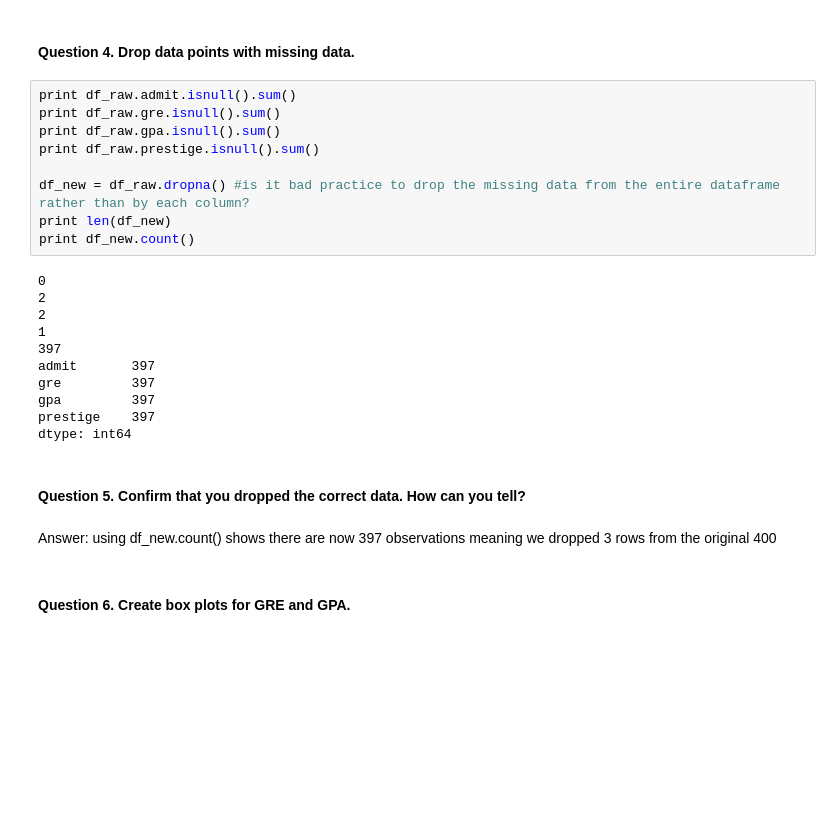
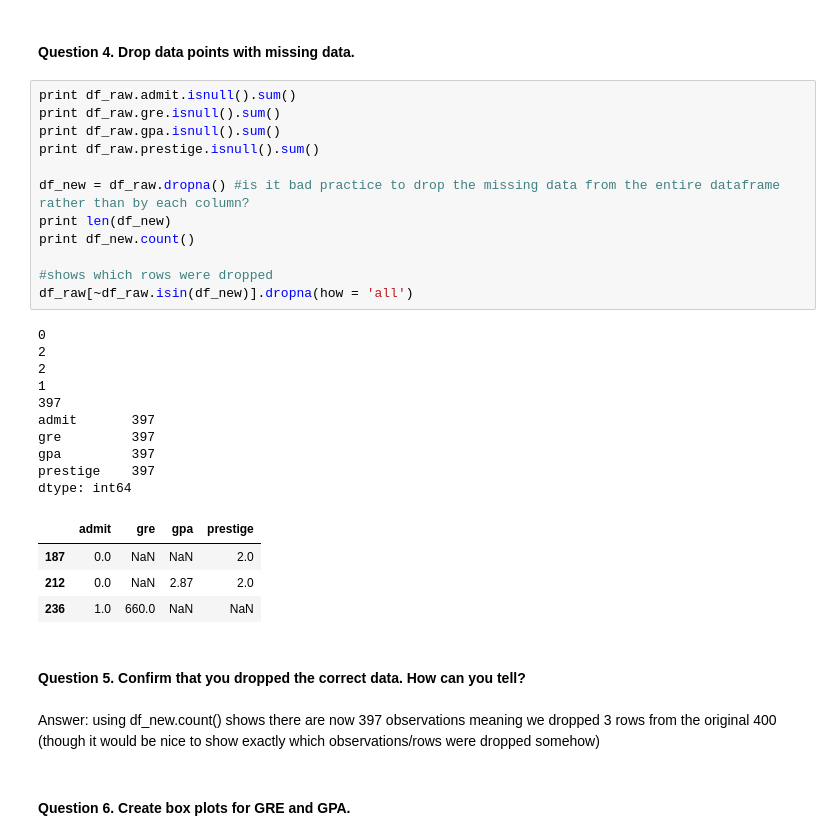
Before and after one commit to vnessified/DS-SF-23, a Jupyter notebook: unit-projects/2/starter-code/unit-project-2-VG.ipynb, the cells around one changed output. Cells and saved outputs as stored; diff of their text form; blank space fills up the shorter version.

```diff
--- a/unit-projects/2/starter-code/unit-project-2-VG.ipynb
+++ b/unit-projects/2/starter-code/unit-project-2-VG.ipynb
@@ -98,27 +98,34 @@ Answer: The GRE is scored on a much wider range than GPA (a 800 pt scale vs a 4
 # %%
 print df_raw.admit.isnull().sum()
 print df_raw.gre.isnull().sum()
 print df_raw.gpa.isnull().sum()
 print df_raw.prestige.isnull().sum()
 
 df_new = df_raw.dropna() #is it bad practice to drop the missing data from the entire dataframe rather than by each column?
 print len(df_new)
 print df_new.count()
+
+#shows which rows were dropped
+df_raw[~df_raw.isin(df_new)].dropna(how = 'all')
 # %% [output]
 0
 2
 2
 1
 397
 admit       397
 gre         397
 gpa         397
 prestige    397
 dtype: int64
+|  | admit | gre | gpa | prestige |
+| 187 | 0.0 | NaN | NaN | 2.0 |
+| 212 | 0.0 | NaN | 2.87 | 2.0 |
+| 236 | 1.0 | 660.0 | NaN | NaN |
 # %% [markdown]
 #### Question 5. Confirm that you dropped the correct data.  How can you tell?
 # %% [markdown]
-Answer: using df_new.count() shows there are now 397 observations meaning we dropped 3 rows from the original 400
+Answer: using df_new.count() shows there are now 397 observations meaning we dropped 3 rows from the original 400 (though it would be nice to show exactly which observations/rows were dropped somehow)
 # %% [markdown]
 #### Question 6. Create box plots for GRE and GPA.
 # %%
```
Also changed, not shown: parts of 4 cells of this notebook.
